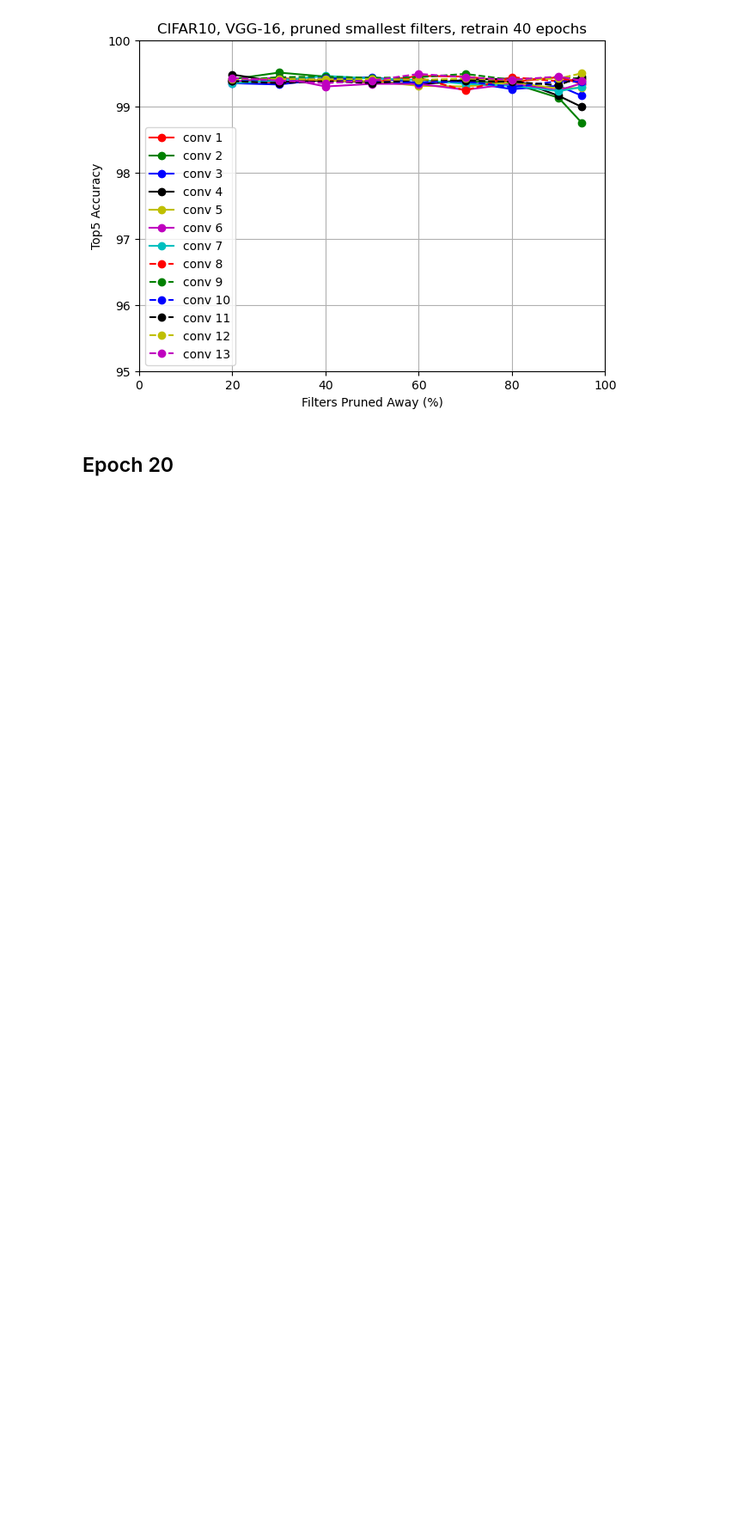
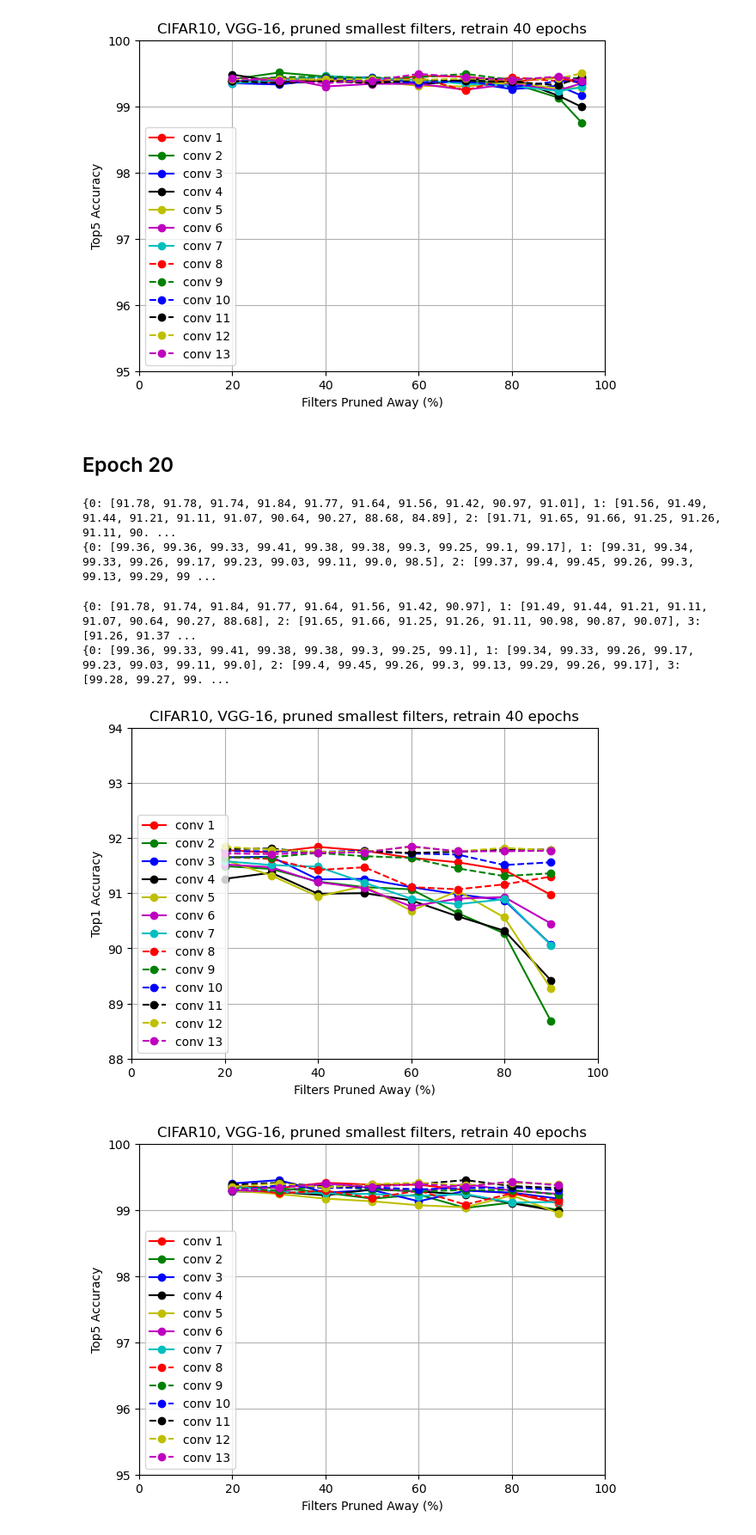
Before and after one commit to LeeHyungSeop/Basic_PyTorch, a Jupyter notebook: 03_Pruning_Filters_for_Efficient_Convnets/vgg16_pruning/fig2_visualization.ipynb, the cells around one changed output. Shown at 86% size. Saved outputs shown, nothing was run; the diff lists cells and outputs as text; code cells hidden in the pictures; blank space fills up the shorter version.

Commit message:
figure 2 c is plotted

```diff
--- a/03_Pruning_Filters_for_Efficient_Convnets/vgg16_pruning/fig2_visualization.ipynb
+++ b/03_Pruning_Filters_for_Efficient_Convnets/vgg16_pruning/fig2_visualization.ipynb
@@ -188,3 +188,68 @@ plt.show()
 [figure]
 # %% [markdown]
 ## Epoch 20
+# %%
+with open('../Figure2/c/top1_acc_list_epoch20.pkl', 'rb') as f:
+    top1_acc_list = pickle.load(f)
+with open('../Figure2/c/top5_acc_list_epoch20.pkl', 'rb') as f:
+    top5_acc_list = pickle.load(f)
+
+print(top1_acc_list)
+print(top5_acc_list)
+# %% [output]
+{0: [91.78, 91.78, 91.74, 91.84, 91.77, 91.64, 91.56, 91.42, 90.97, 91.01], 1: [91.56, 91.49, 91.44, 91.21, 91.11, 91.07, 90.64, 90.27, 88.68, 84.89], 2: [91.71, 91.65, 91.66, 91.25, 91.26, 91.11, 90. ...
+{0: [99.36, 99.36, 99.33, 99.41, 99.38, 99.38, 99.3, 99.25, 99.1, 99.17], 1: [99.31, 99.34, 99.33, 99.26, 99.17, 99.23, 99.03, 99.11, 99.0, 98.5], 2: [99.37, 99.4, 99.45, 99.26, 99.3, 99.13, 99.29, 99 ...
+# %%
+# delete first, last index of each list
+for key, value in top1_acc_list.items():
+    top1_acc_list[key] = value[1:-1]
+for key, value in top5_acc_list.items():
+    top5_acc_list[key] = value[1:-1]
+
+
+
+print(top1_acc_list)
+print(top5_acc_list)
+# %% [output]
+{0: [91.78, 91.74, 91.84, 91.77, 91.64, 91.56, 91.42, 90.97], 1: [91.49, 91.44, 91.21, 91.11, 91.07, 90.64, 90.27, 88.68], 2: [91.65, 91.66, 91.25, 91.26, 91.11, 90.98, 90.87, 90.07], 3: [91.26, 91.37 ...
+{0: [99.36, 99.33, 99.41, 99.38, 99.38, 99.3, 99.25, 99.1], 1: [99.34, 99.33, 99.26, 99.17, 99.23, 99.03, 99.11, 99.0], 2: [99.4, 99.45, 99.26, 99.3, 99.13, 99.29, 99.26, 99.17], 3: [99.28, 99.27, 99. ...
+# %%
+num_conv_layers = 0
+colors = ['r', 'g', 'b', 'k', 'y', 'm', 'c']
+lines = ['-', '--', '-.']
+x_data = [20, 30, 40, 50, 60, 70, 80, 90]
+
+plt.figure(figsize=(7,5))
+
+for index, (key, value) in enumerate(top1_acc_list.items()):
+    line_style = colors[index%len(colors)] + lines[index//len(colors)] +'o'
+    plt.plot(x_data, value, line_style, label=f"conv {key+1}")
+
+plt.title("CIFAR10, VGG-16, pruned smallest filters, retrain 40 epochs")
+plt.ylabel("Top1 Accuracy")
+plt.xlabel("Filters Pruned Away (%)")
+plt.legend(loc='lower left')
+plt.grid()
+plt.xlim(0, 100)
+plt.ylim(88, 94)
+plt.savefig("../Figure2/c/top1_acc_epoch40.png", dpi=150, bbox_inches='tight')
+plt.show()
+
+plt.figure(figsize=(7,5))
+for index, (key, value) in enumerate(top5_acc_list.items()):
+    line_style = colors[index%len(colors)] + lines[index//len(colors)] +'o'
+    plt.plot(x_data, value, line_style, label=f"conv {key+1}")
+
+plt.title("CIFAR10, VGG-16, pruned smallest filters, retrain 40 epochs")
+plt.ylabel("Top5 Accuracy")
+plt.xlabel("Filters Pruned Away (%)")
+plt.legend(loc='lower left')
+plt.grid()
+plt.xlim(0, 100)
+plt.ylim(95, 100)
+
+plt.savefig("../Figure2/c/top5_acc_epoch40.png", dpi=150, bbox_inches='tight')
+plt.show()
+# %% [output]
+[figure, added]
+[figure, added]
```
Also changed, not shown: parts of 1 cell of this notebook, 5 other files.
